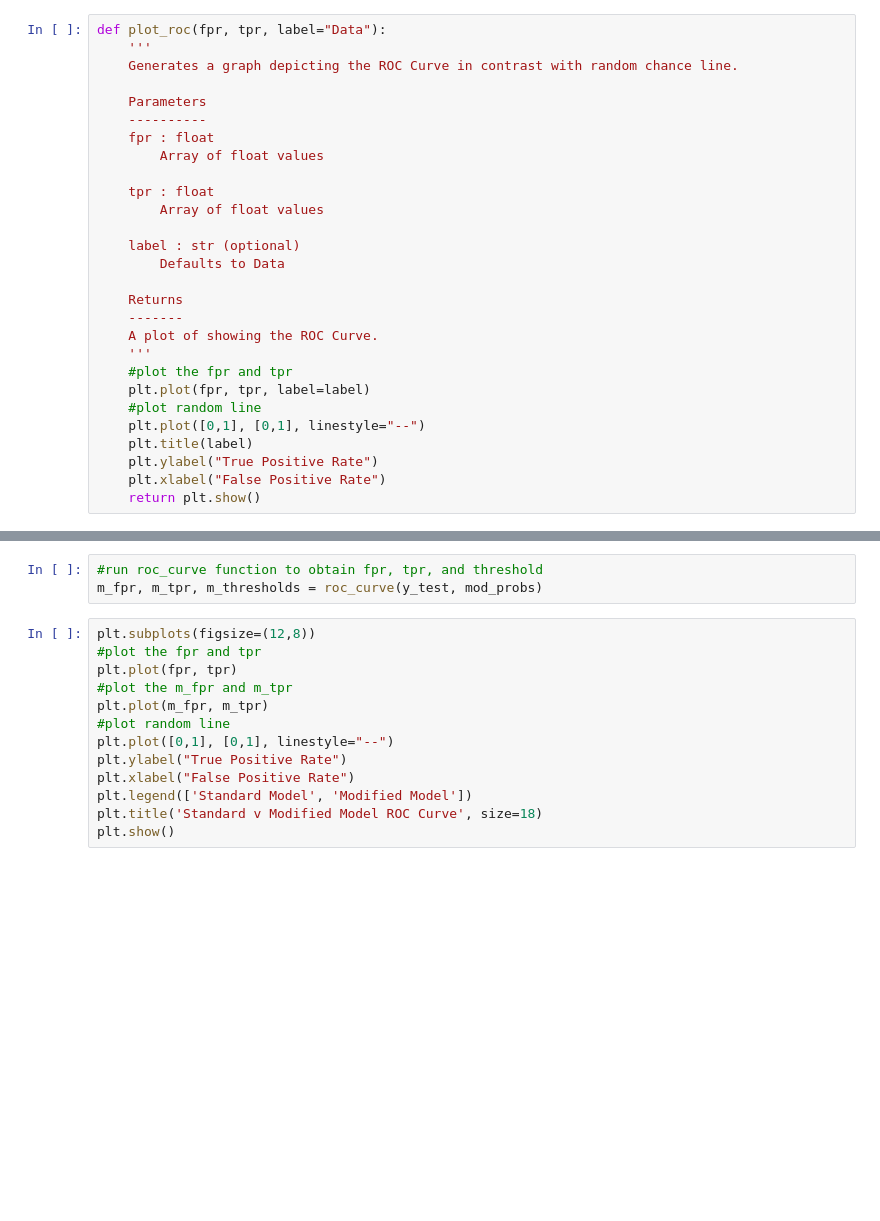
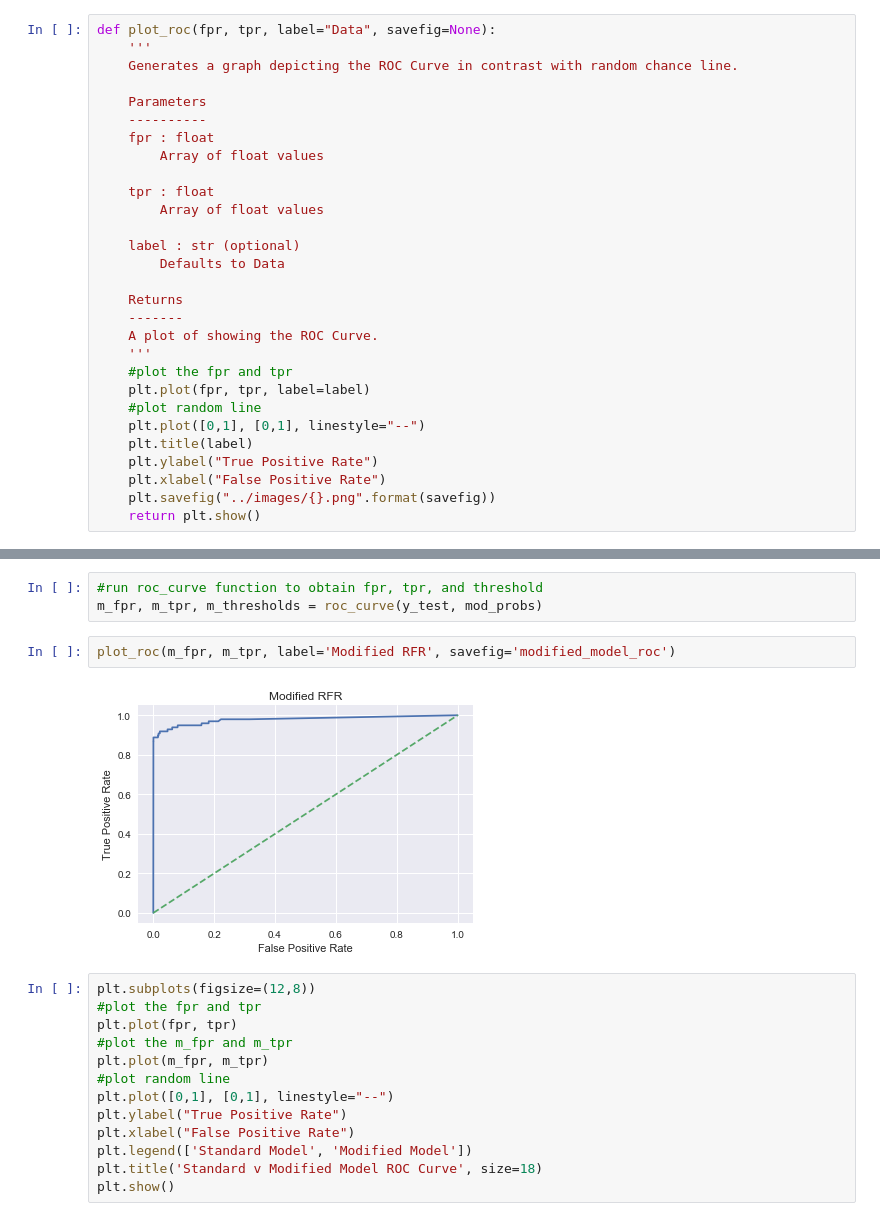
Before and after one commit to nomadtomas/Credit_Card_Fraud_Detection, a Jupyter notebook: notebooks/fraud_detection.ipynb, the cells around one changed output, grey strips where cells are left out. Drawn from its saved outputs; the diff is of its cells as text; blank space fills up the shorter version.

```diff
--- a/notebooks/fraud_detection.ipynb
+++ b/notebooks/fraud_detection.ipynb
@@ -395,7 +395,7 @@ Area Under the Curve: 0.974
 #run roc_curve function to obtain fpr, tpr, and threshold
 fpr, tpr, thresholds = roc_curve(y_test, probs)
 # %%
-def plot_roc(fpr, tpr, label="Data"):
+def plot_roc(fpr, tpr, label="Data", savefig=None):
     '''
     Generates a graph depicting the ROC Curve in contrast with random chance line.
 
@@ -421,5 +421,6 @@ def plot_roc(fpr, tpr, label="Data"):
     plt.title(label)
     plt.ylabel("True Positive Rate")
     plt.xlabel("False Positive Rate")
+    plt.savefig("../images/{}.png".format(savefig))
     return plt.show()
 # %%
@@ -543,6 +544,10 @@ Area Under the Curve: 0.978
 # %%
 #run roc_curve function to obtain fpr, tpr, and threshold
 m_fpr, m_tpr, m_thresholds = roc_curve(y_test, mod_probs)
+# %%
+plot_roc(m_fpr, m_tpr, label='Modified RFR', savefig='modified_model_roc')
+# %% [output]
+[figure, added]
 # %%
 plt.subplots(figsize=(12,8))
 #plot the fpr and tpr
```
Also changed, not shown: parts of 2 cells of this notebook, 3 other files.
